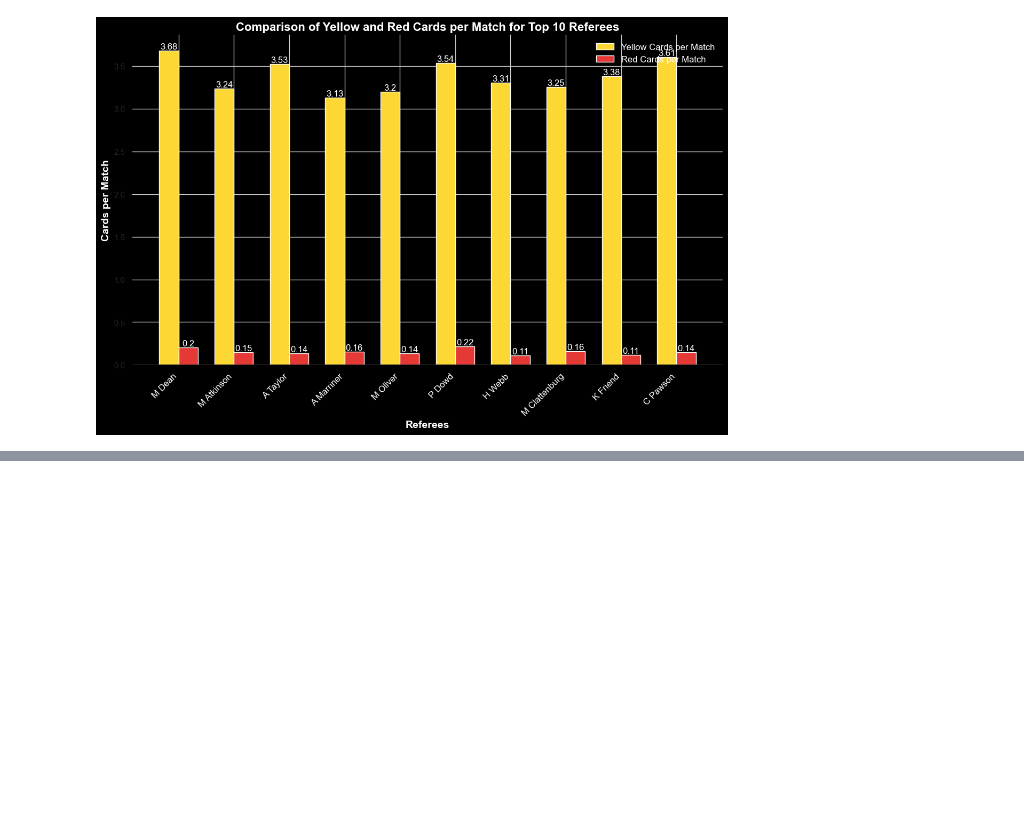
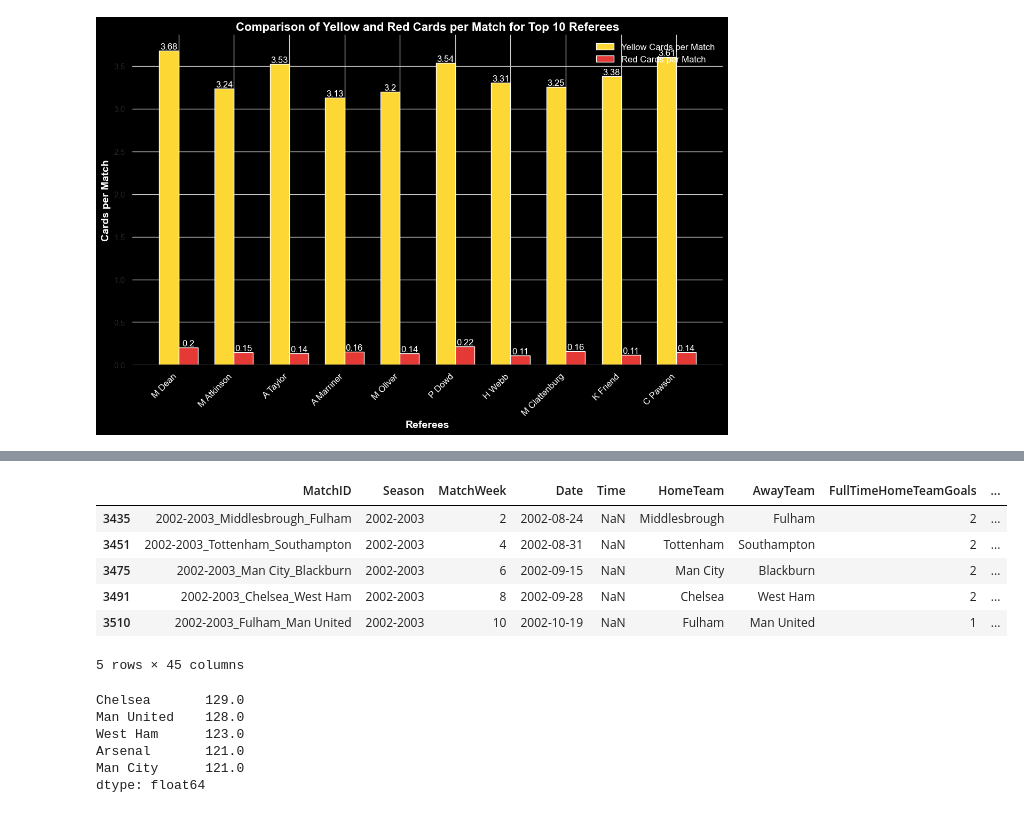
Before and after one commit to Levy212/PremierLeagueAnalysis, a Jupyter notebook: Untitled.ipynb, the cells around one changed output, grey strips where cells are left out. Saved outputs shown, nothing was run; the diff lists cells and outputs as text; code cells hidden in the pictures; blank space fills up the shorter version.

```diff
--- a/Untitled.ipynb
+++ b/Untitled.ipynb
@@ -144,0 +201,22 @@ plt.show()
+# %%
+dean_matches.head()
+# %% [output]
+|  | MatchID | Season | MatchWeek | Date | Time | HomeTeam | AwayTeam | FullTimeHomeTeamGoals | ... |
+| 3435 | 2002-2003_Middlesbrough_Fulham | 2002-2003 | 2 | 2002-08-24 | NaN | Middlesbrough | Fulham | 2 | ... |
+| 3451 | 2002-2003_Tottenham_Southampton | 2002-2003 | 4 | 2002-08-31 | NaN | Tottenham | Southampton | 2 | ... |
+| 3475 | 2002-2003_Man City_Blackburn | 2002-2003 | 6 | 2002-09-15 | NaN | Man City | Blackburn | 2 | ... |
+| 3491 | 2002-2003_Chelsea_West Ham | 2002-2003 | 8 | 2002-09-28 | NaN | Chelsea | West Ham | 2 | ... |
+| 3510 | 2002-2003_Fulham_Man United | 2002-2003 | 10 | 2002-10-19 | NaN | Fulham | Man United | 1 | ... |
+5 rows × 45 columns
+# %%
+home_team_yellow_cards = dean_matches.groupby("HomeTeam")["HomeTeamYellowCards"].sum()
+away_team_yellow_cards = dean_matches.groupby("AwayTeam")["AwayTeamYellowCards"].sum()
+total_yellow_cards = home_team_yellow_cards.add(away_team_yellow_cards, fill_value=0).sort_values(ascending=False)
+total_yellow_cards.head()
+# %% [output]
+Chelsea       129.0
+Man United    128.0
+West Ham      123.0
+Arsenal       121.0
+Man City      121.0
+dtype: float64
```
Also changed, not shown: parts of 7 cells of this notebook.
